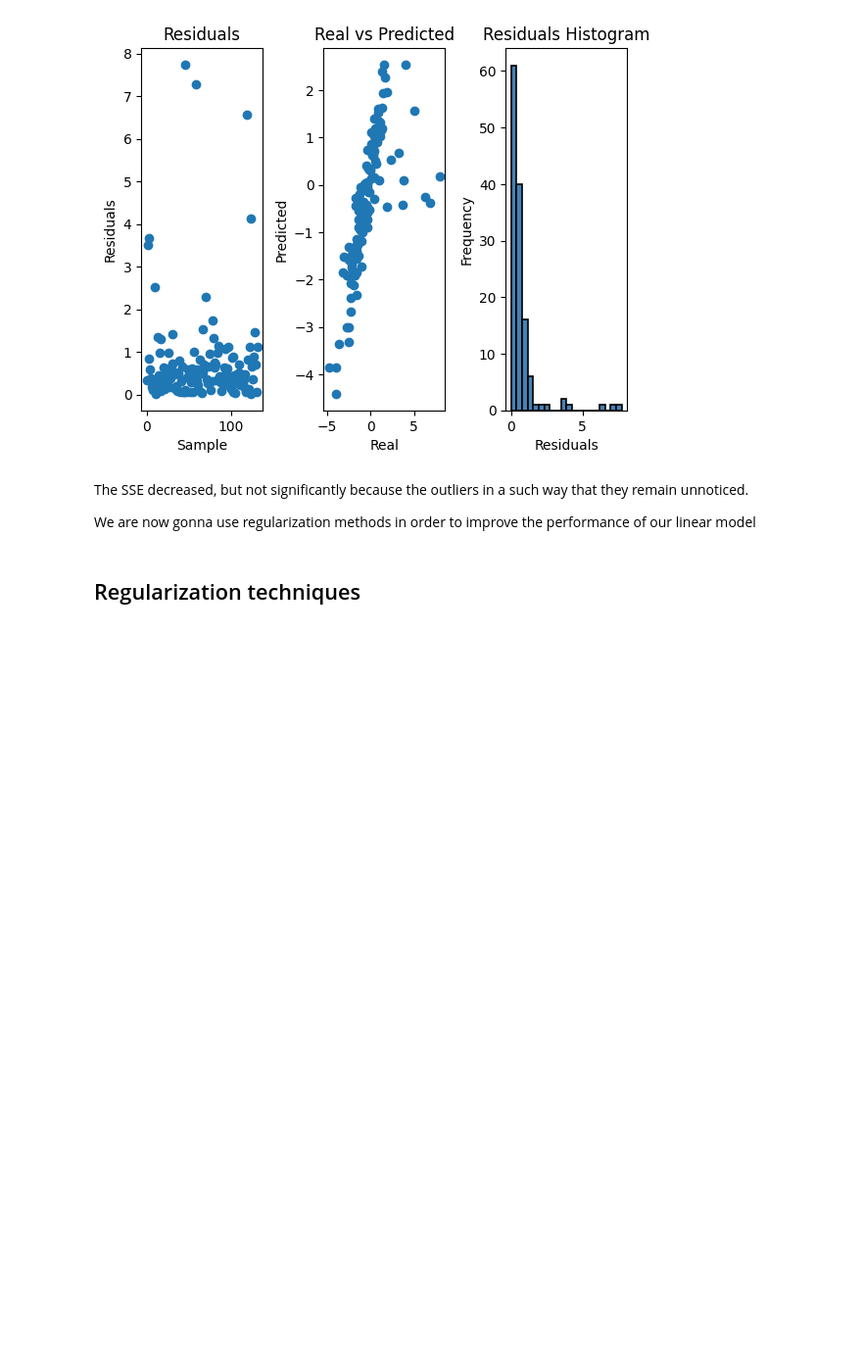
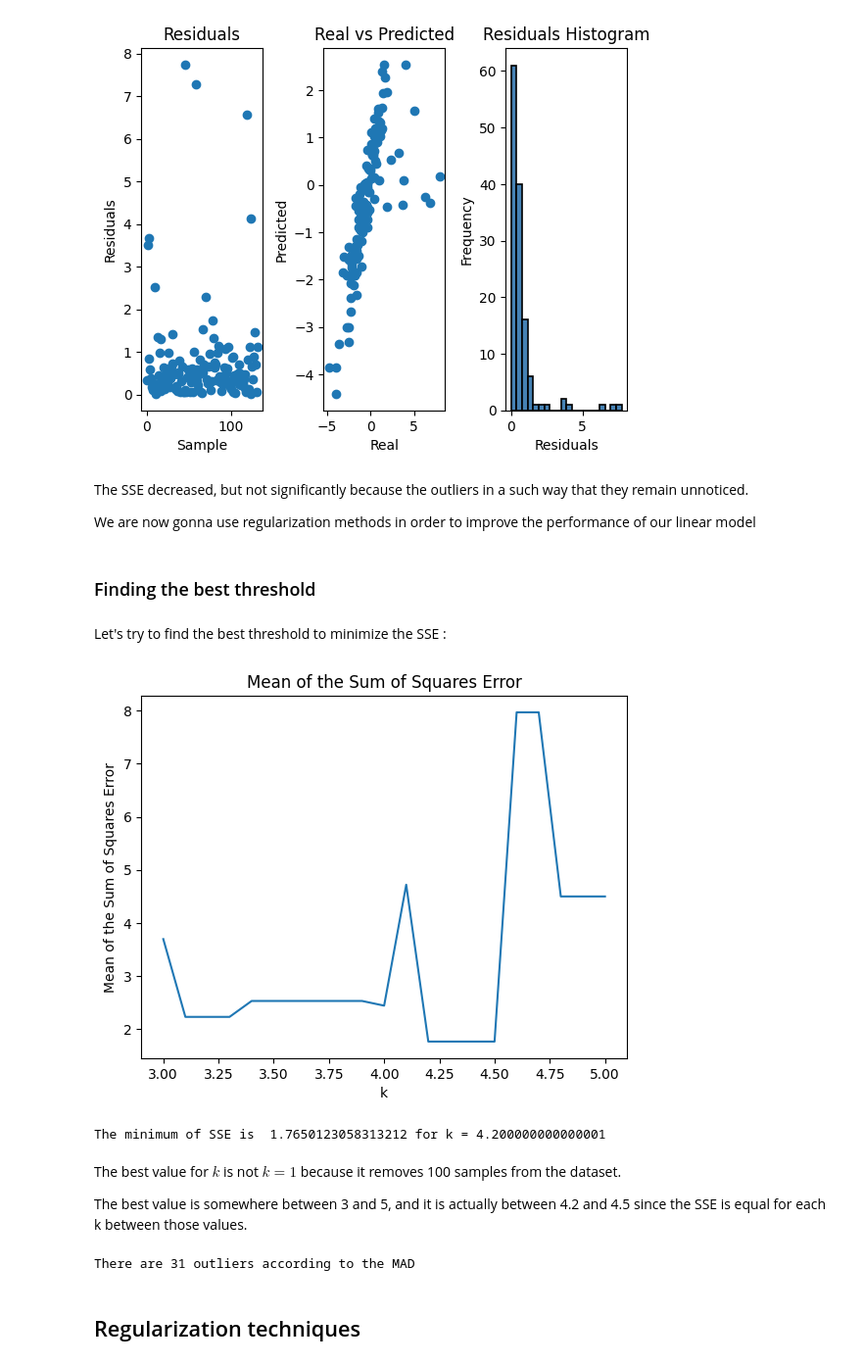
Before and after one commit to Seb65789/Lisboa-Machine-Learning-Project, a Jupyter notebook: linear_regression.ipynb, the cells around one changed output. Shown at 98% size. Drawn from its saved outputs; the diff is of its cells as text; code cells hidden in the pictures; blank space fills up the shorter version.

```diff
--- a/linear_regression.ipynb
+++ b/linear_regression.ipynb
@@ -330,6 +330,75 @@ Sum of squares error mean : 1.9471081520840328
 The SSE decreased, but not significantly because the outliers in a such way that they remain unnoticed.
 
 We are now gonna use regularization methods in order to improve the performance of our linear model
+# %% [markdown]
+### Finding the best threshold
+# %% [markdown]
+Let's try to find the best threshold to minimize the SSE :
+# %%
+list_SSE_mean = []
+
+seq_k = np.arange(3.0, 5.1, 0.1)
+
+#for j in range(1, 10):
+for j in seq_k :
+
+    residuals = np.abs(y_train - y_train_pred)
+
+    mad_residuals = np.median(np.abs(residuals - np.median(residuals)))
+
+    #finding the outliers using the median absolute deviation
+    outliers_mask_mad = np.abs(residuals - np.median(residuals)) > j * mad_residuals
+
+    # Removing the outliers using MAD
+    X_train_clean = X_train[~outliers_mask_mad]
+    y_train_clean = y_train[~outliers_mask_mad]
+    np.shape(X_train_clean)
+
+    #splitting the data
+    X_train_clean, X_val, y_train_clean, y_val = train_test_split(X_train_clean, y_train_clean, test_size=0.2, random_state=0)
+
+    # Let's start the linear regression
+    lm = LinearRegression()
+    model = lm.fit(X_train_clean, y_train_clean)
+
+    y_val_pred = model.predict(X_val)
+    residuals = np.abs(y_val - y_val_pred)
+    list_SSE_mean.append(mean_squared_error(y_val, y_val_pred))
+
+plt.plot(np.arange(3, 5.1, 0.1), list_SSE_mean)
+plt.title('Mean of the Sum of Squares Error')
+plt.ylabel('Mean of the Sum of Squares Error')
+plt.xlabel('k')
+plt.show()
+
+# The minimum value of the list and the index
+min_value = min(list_SSE_mean)
+k_indx = np.where(min(list_SSE_mean) == list_SSE_mean)[0][0]
+k = seq_k[k_indx]
+print("The minimum of SSE is ",list_SSE_mean[k_indx],"for k =",k)
+# %% [output]
+[figure, added]
+The minimum of SSE is  1.7650123058313212 for k = 4.200000000000001
+# %% [markdown]
+The best value for $k$ is not $k=1$ because it removes 100 samples from the dataset.
+
+The best value is somewhere between 3 and 5, and it is actually between 4.2 and 4.5 since the SSE is equal for each k between those values.
+# %%
+residuals = np.abs(y_train - y_train_pred)
+
+#finding the outliers using the median absolute deviation
+outliers_mask_mad = np.abs(residuals - np.median(residuals)) > k * mad_residuals
+print("There are",outliers_mask_mad.sum(),"outliers according to the MAD")
+
+# Removing the outliers using MAD
+X_train_clean = X_train[~outliers_mask_mad]
+y_train_clean = y_train[~outliers_mask_mad]
+
+
+#splitting the data
+X_train_clean, X_val, y_train_clean, y_val = train_test_split(X_train_clean, y_train_clean, test_size=0.2, random_state=0)
+# %% [output]
+There are 31 outliers according to the MAD
 # %% [markdown]
 ## Regularization techniques
 # %% [markdown]
```
Also changed, not shown: parts of 18 cells of this notebook.
